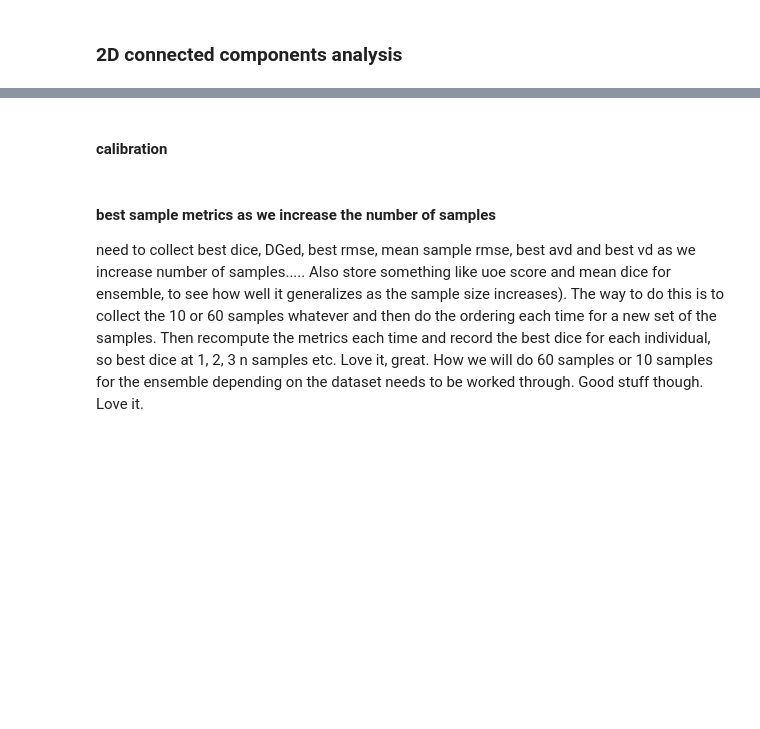
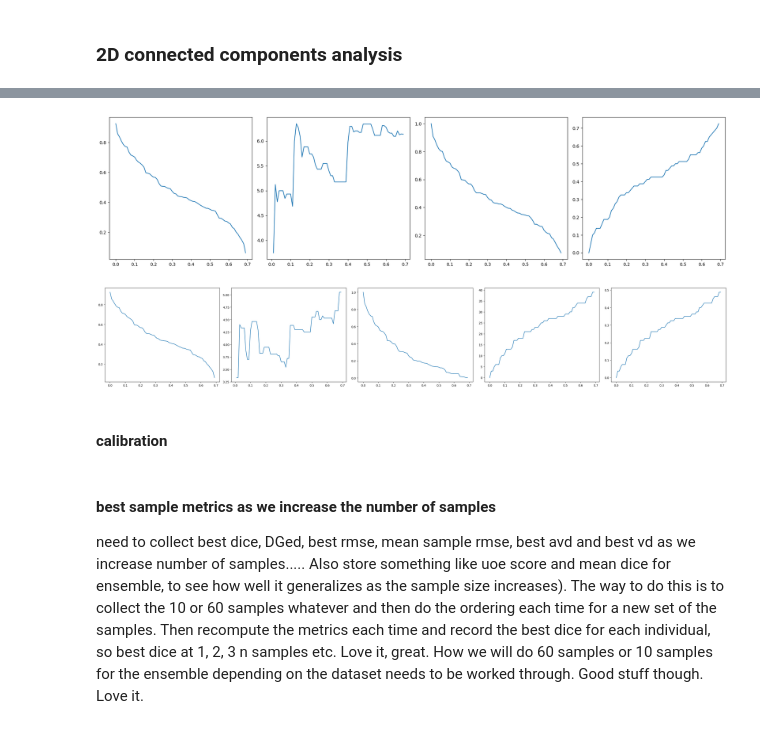
Before and after one commit to BenjaminPhi5/WMH_UQ_assessment, a Jupyter notebook: trustworthai/journal_run/evaluation/new_scripts/Evaluation script final experiments.ipynb, the cells around one changed output, grey strips where cells are left out. Cells and saved outputs as stored; diff of their text form; code cells hidden in the pictures; blank space fills up the shorter version.

```diff
--- a/trustworthai/journal_run/evaluation/new_scripts/Evaluation script final experiments.ipynb
+++ b/trustworthai/journal_run/evaluation/new_scripts/Evaluation script final experiments.ipynb
@@ -696,3 +786,31 @@ num_lesions
+# %%
+plt.figure(figsize=(25, 5))
+plt.subplot(1,5,1)
+plt.plot(uncertainty_thresholds, mean_missed_area3d)
+plt.subplot(1,5,2)
+plt.plot(uncertainty_thresholds, mean_size_missed_lesions3d)
+plt.subplot(1,5,3)
+plt.plot(uncertainty_thresholds, mean_cov_mean_missed_lesions3d)
+plt.subplot(1,5,4)
+plt.plot(uncertainty_thresholds, prop_lesions_missed3d)
+plt.tight_layout()
+# %% [output]
+[figure, added]
+# %%
+plt.figure(figsize=(30, 5))
+plt.subplot(1,5,1)
+plt.plot(uncertainty_thresholds, mean_missed_area3d)
+plt.subplot(1,5,2)
+plt.plot(uncertainty_thresholds, mean_size_missed_lesions3d)
+plt.subplot(1,5,3)
+plt.plot(uncertainty_thresholds, mean_cov_mean_missed_lesions3d)
+plt.subplot(1,5,4)
+plt.plot(uncertainty_thresholds, num_missed_lesions3d)
+plt.subplot(1,5,5)
+plt.plot(uncertainty_thresholds, prop_lesions_missed3d)
+plt.tight_layout()
+# %% [output]
+[figure, added]
 # %% [markdown]
 #### calibration
 # %% [markdown]
```
Also changed, not shown: parts of 17 cells of this notebook, 29 other files.
